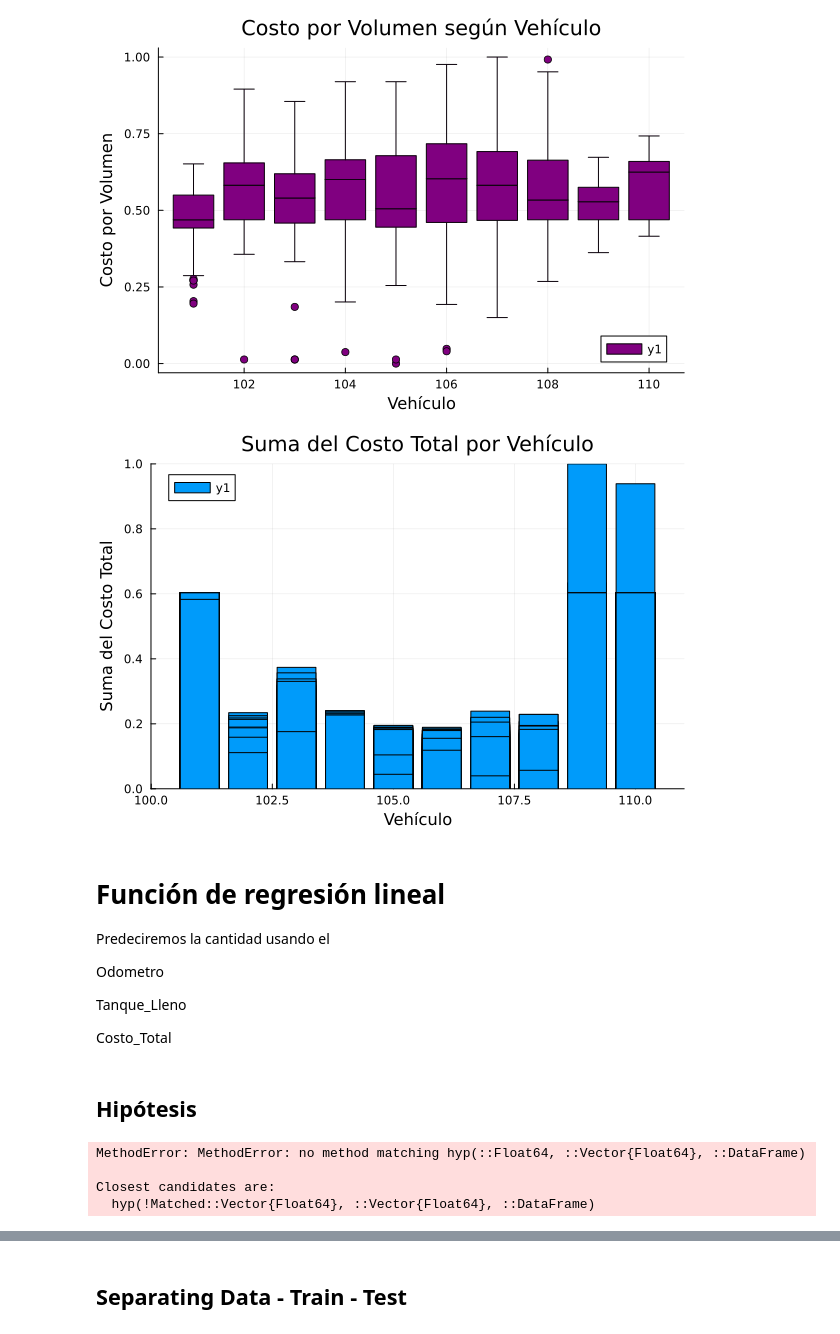
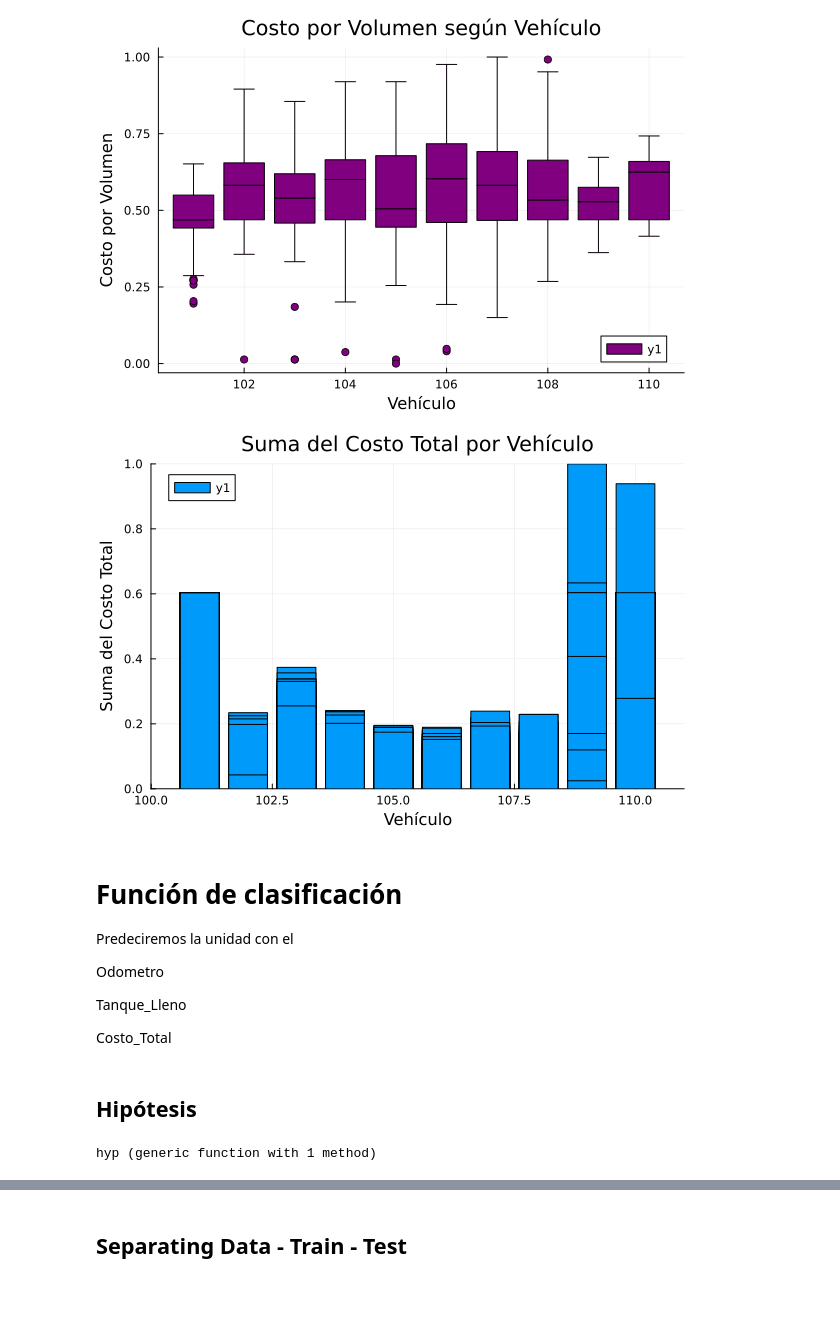
Before and after one commit to 00sen/JuliaLinearRegressionProject, a Jupyter notebook: dam.ipynb, the cells around one changed output, grey strips where cells are left out. Cells and saved outputs as stored; diff of their text form; code cells hidden in the pictures; blank space fills up the shorter version.

```diff
--- a/dam.ipynb
+++ b/dam.ipynb
@@ -123,6 +144,7 @@ propertynames(df)
 # %%
 # Convert S and N to 1 and 0 respectively
-df.Tanque_Lleno = df.Tanque_Lleno .== "S"
+# df.Tanque_Lleno = df.Tanque_Lleno .== "S"
+transform!(df, :Tanque_Lleno => ByRow(x -> x == "S" ? 1 : 0) => :Tanque_Lleno)
 
 #---------------------------------------------------------------
 
@@ -287,6 +316,6 @@ boxplot(df.Vehiculo, df.Costo_Por_Volumen_Norm, title="Costo por Volumen según
 # %% [output]
 [figure]
 # %%
-bar(df.Vehiculo, df.Costo_Total_Norm, title="Suma del Costo Total por Vehículo", xlabel="Vehículo", ylabel="Suma del Costo Total")
+bar(shuffled_df.Vehiculo, shuffled_df.Costo_Total_Norm, title="Suma del Costo Total por Vehículo", xlabel="Vehículo", ylabel="Suma del Costo Total")
 # %% [output]
-[figure, old version]
+[figure, new version]
@@ -295,6 +322,6 @@ bar(df.Vehiculo, df.Costo_Total_Norm, title="Suma del Costo Total por Vehículo"
 # %% [markdown]
-# Función de regresión lineal
-Predeciremos la cantidad usando el
+# Función de clasificación
+Predeciremos la unidad con el
 
 Odometro
 
@@ -304,27 +331,27 @@ Costo_Total
 # %% [markdown]
 ## Hipótesis
 # %%
-# hyp
+# creamod un hyp_df con las columnas a usar
 # Odometro_Norm Float
 # Tanque_Lleno_Norm Bool
 # Costo_Total_Norm Float
-hyp_df = select(df, [:Odometro_Norm, :Tanque_Lleno, :Costo_Total_Norm])
-y = select(df, :Cantidad_Norm)
+hyp_df = select(shuffled_df, [:Odometro_Norm, :Tanque_Lleno, :Costo_Total_Norm])
+y = shuffled_df[:, :Vehiculo]
+# Normalizamos y
+y = normalize_vector(y)
 
-theta = [float(rand(-1:1)), float(rand(-1:1)), float(rand(-1:1))]
-bias = 0.0
-
-function hyp(bias::Vector{Float64}, theta::Vector{Float64}, df::DataFrame)
-    results = Vector{Float64}(undef, nrow(df))
-    for i in 1:nrow(df)
-        results[i] = bias[i] + sum(theta[j] * df[i, j] for j in 1:length(theta))
+function hyp(bias::Float64, theta::Vector{Float64}, hyp_df::DataFrame)
+    sum = 0.0
+    # y = theta1*x1 + theta2*x2 + theta3*x3
+    for column in length(theta)
+        for j in column
+            sum = sum + theta[column] * hyp_df[!, column][j]
+        end
     end
-    return results
+    sum += bias
+    # Funcion sigmoide
+    sum = 1/(1 + exp(-sum))
+    return sum
 end
-
-hyp(bias, theta, hyp_df)
 # %% [output]
-MethodError: MethodError: no method matching hyp(::Float64, ::Vector{Float64}, ::DataFrame)
-
-Closest candidates are:
-  hyp(!Matched::Vector{Float64}, ::Vector{Float64}, ::DataFrame)
+hyp (generic function with 1 method)
```
Also changed, not shown: parts of 24 cells of this notebook.
